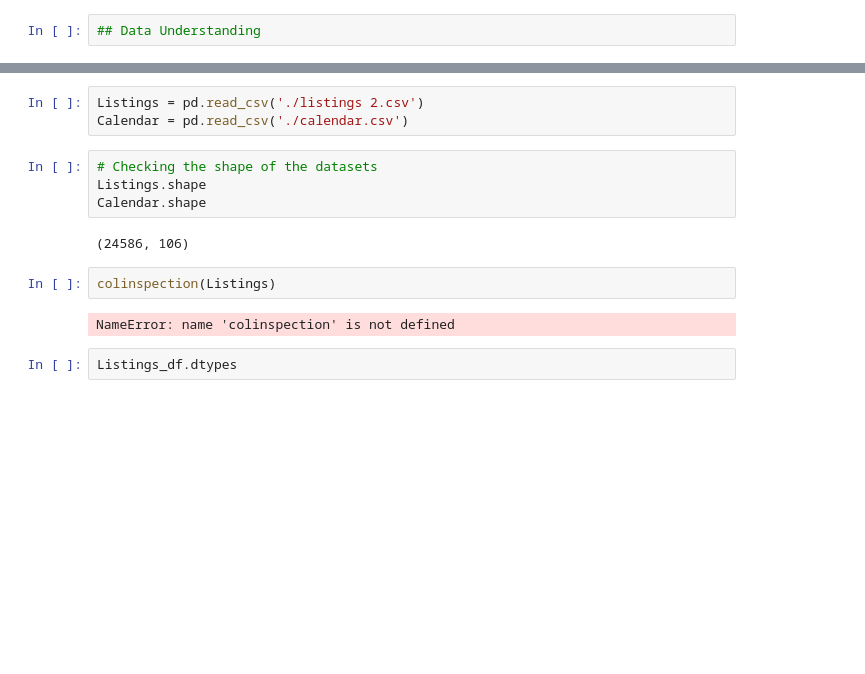
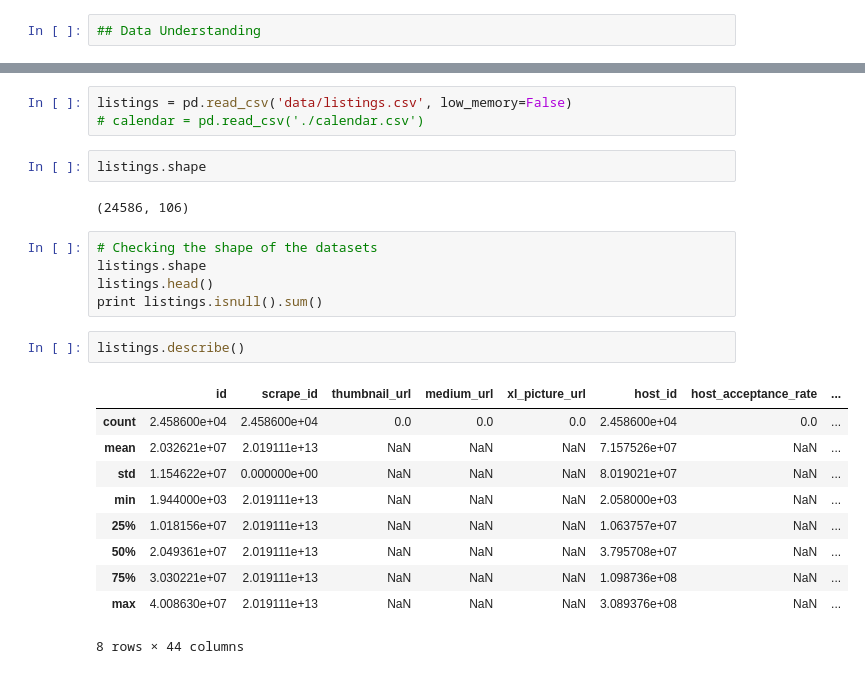
Before and after one commit to ibeketov/EnterpriseDataScientist, a Jupyter notebook: test.ipynb, the cells around one changed output, grey strips where cells are left out. Drawn from its saved outputs; the diff is of its cells as text; blank space fills up the shorter version.

```diff
--- a/test.ipynb
+++ b/test.ipynb
@@ -21,15 +21,25 @@ ModuleNotFoundError: No module named 'sklearn'
 # %%
-Listings = pd.read_csv('./listings 2.csv')
-Calendar = pd.read_csv('./calendar.csv')
+listings = pd.read_csv('data/listings.csv', low_memory=False)
+# calendar = pd.read_csv('./calendar.csv')
+# %%
+listings.shape
+# %% [output]
+(24586, 106)
 # %%
 # Checking the shape of the datasets
-Listings.shape
-Calendar.shape
+listings.shape
+listings.head()
+print listings.isnull().sum()
-# %% [output]
-(24586, 106)
-# %%
-colinspection(Listings)
-# %% [output]
-NameError: name 'colinspection' is not defined
-# %%
-Listings_df.dtypes
+# %%
+listings.describe()
+# %% [output]
+|  | id | scrape_id | thumbnail_url | medium_url | xl_picture_url | host_id | host_acceptance_rate | ... |
+| count | 2.458600e+04 | 2.458600e+04 | 0.0 | 0.0 | 0.0 | 2.458600e+04 | 0.0 | ... |
+| mean | 2.032621e+07 | 2.019111e+13 | NaN | NaN | NaN | 7.157526e+07 | NaN | ... |
+| std | 1.154622e+07 | 0.000000e+00 | NaN | NaN | NaN | 8.019021e+07 | NaN | ... |
+| min | 1.944000e+03 | 2.019111e+13 | NaN | NaN | NaN | 2.058000e+03 | NaN | ... |
+| 25% | 1.018156e+07 | 2.019111e+13 | NaN | NaN | NaN | 1.063757e+07 | NaN | ... |
+| 50% | 2.049361e+07 | 2.019111e+13 | NaN | NaN | NaN | 3.795708e+07 | NaN | ... |
+| 75% | 3.030221e+07 | 2.019111e+13 | NaN | NaN | NaN | 1.098736e+08 | NaN | ... |
+| max | 4.008630e+07 | 2.019111e+13 | NaN | NaN | NaN | 3.089376e+08 | NaN | ... |
+8 rows × 44 columns
```
Also changed, not shown: parts of 9 cells of this notebook, 2 other files.
